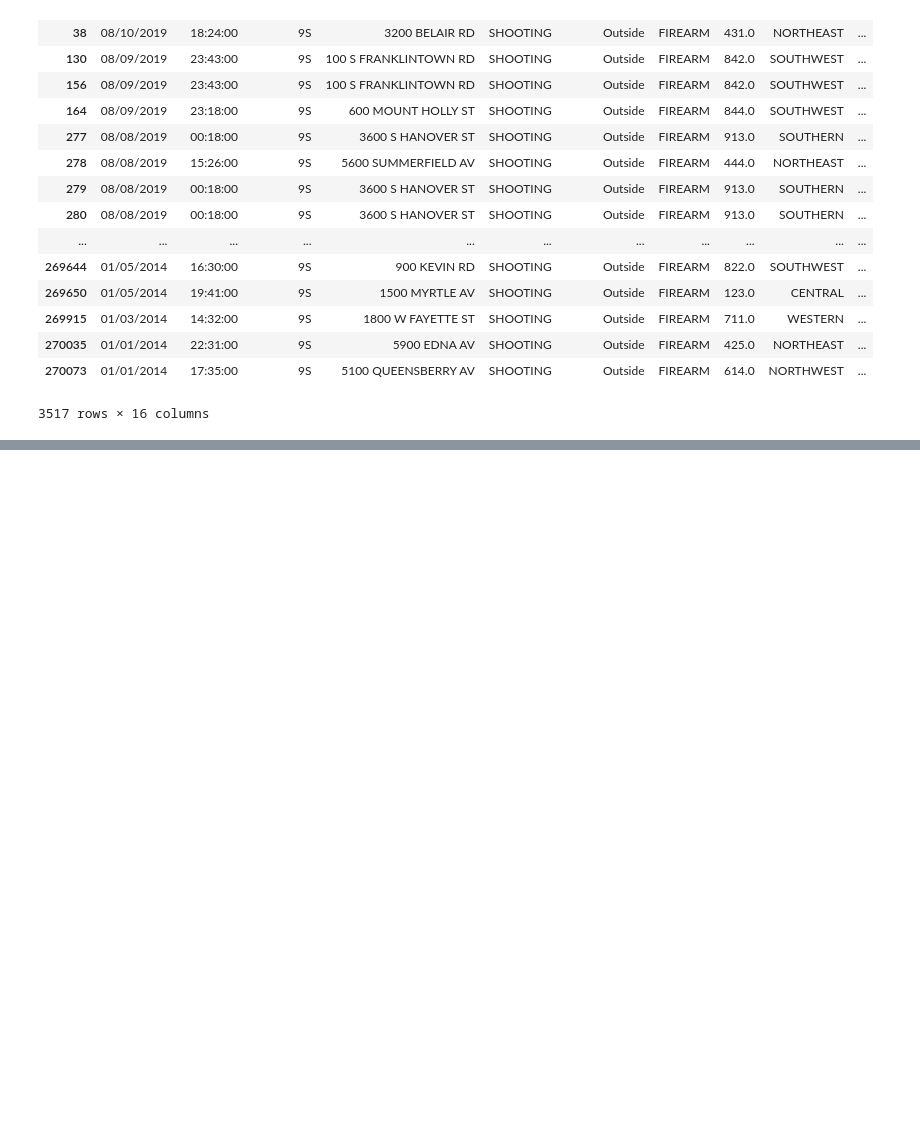
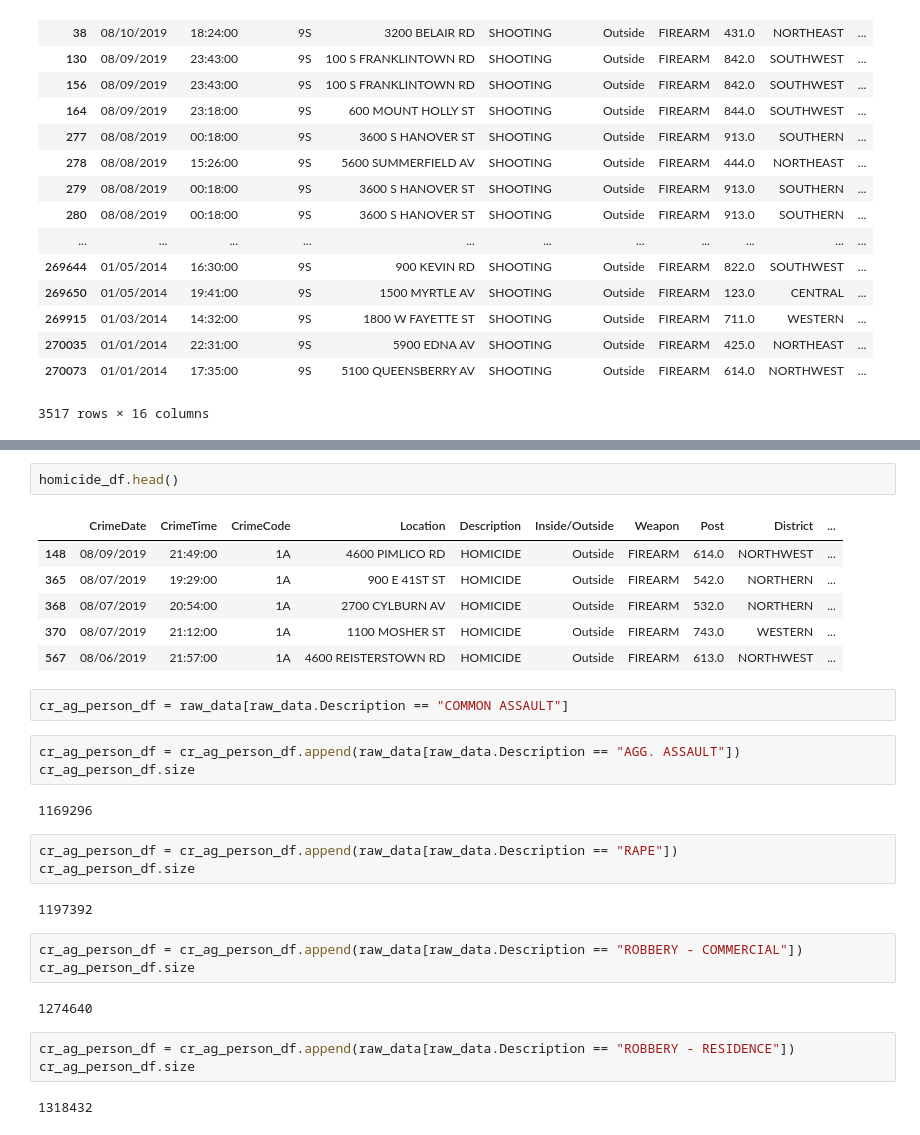
Before and after one commit to tduszyk/Baltimore_CCTV, a Jupyter notebook: Crime_Data.ipynb, the cells around one changed output, grey strips where cells are left out. Cells and saved outputs as stored; diff of their text form; blank space fills up the shorter version.

```diff
--- a/Crime_Data.ipynb
+++ b/Crime_Data.ipynb
@@ -78,0 +92,31 @@ raw_data[raw_data['Description'].str.match('SHOOTING')]
+# %%
+homicide_df.head()
+# %% [output]
+|  | CrimeDate | CrimeTime | CrimeCode | Location | Description | Inside/Outside | Weapon | Post | District | ... |
+| 148 | 08/09/2019 | 21:49:00 | 1A | 4600 PIMLICO RD | HOMICIDE | Outside | FIREARM | 614.0 | NORTHWEST | ... |
+| 365 | 08/07/2019 | 19:29:00 | 1A | 900 E 41ST ST | HOMICIDE | Outside | FIREARM | 542.0 | NORTHERN | ... |
+| 368 | 08/07/2019 | 20:54:00 | 1A | 2700 CYLBURN AV | HOMICIDE | Outside | FIREARM | 532.0 | NORTHERN | ... |
+| 370 | 08/07/2019 | 21:12:00 | 1A | 1100 MOSHER ST | HOMICIDE | Outside | FIREARM | 743.0 | WESTERN | ... |
+| 567 | 08/06/2019 | 21:57:00 | 1A | 4600 REISTERSTOWN RD | HOMICIDE | Outside | FIREARM | 613.0 | NORTHWEST | ... |
+# %%
+cr_ag_person_df = raw_data[raw_data.Description == "COMMON ASSAULT"]
+# %%
+cr_ag_person_df = cr_ag_person_df.append(raw_data[raw_data.Description == "AGG. ASSAULT"])
+cr_ag_person_df.size
+# %% [output]
+1169296
+# %%
+cr_ag_person_df = cr_ag_person_df.append(raw_data[raw_data.Description == "RAPE"])
+cr_ag_person_df.size
+# %% [output]
+1197392
+# %%
+cr_ag_person_df = cr_ag_person_df.append(raw_data[raw_data.Description == "ROBBERY - COMMERCIAL"])
+cr_ag_person_df.size
+# %% [output]
+1274640
+# %%
+cr_ag_person_df = cr_ag_person_df.append(raw_data[raw_data.Description == "ROBBERY - RESIDENCE"])
+cr_ag_person_df.size
+# %% [output]
+1318432
```
Also changed, not shown: parts of 13 cells of this notebook, 8 other files.
